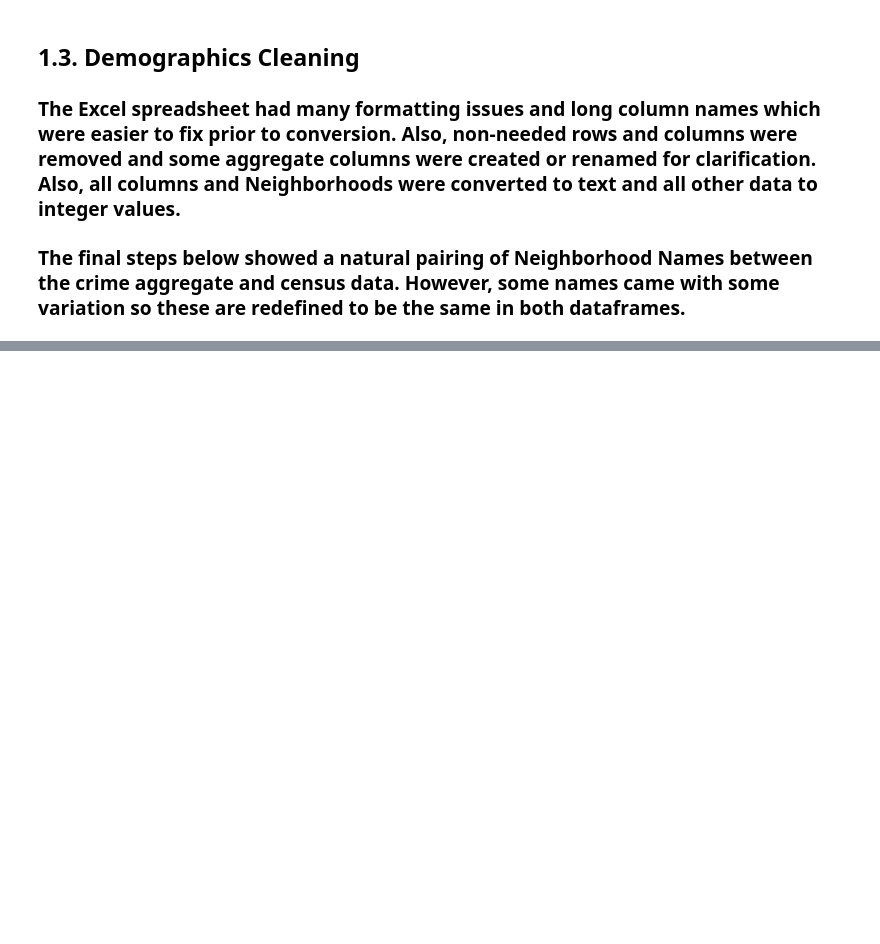
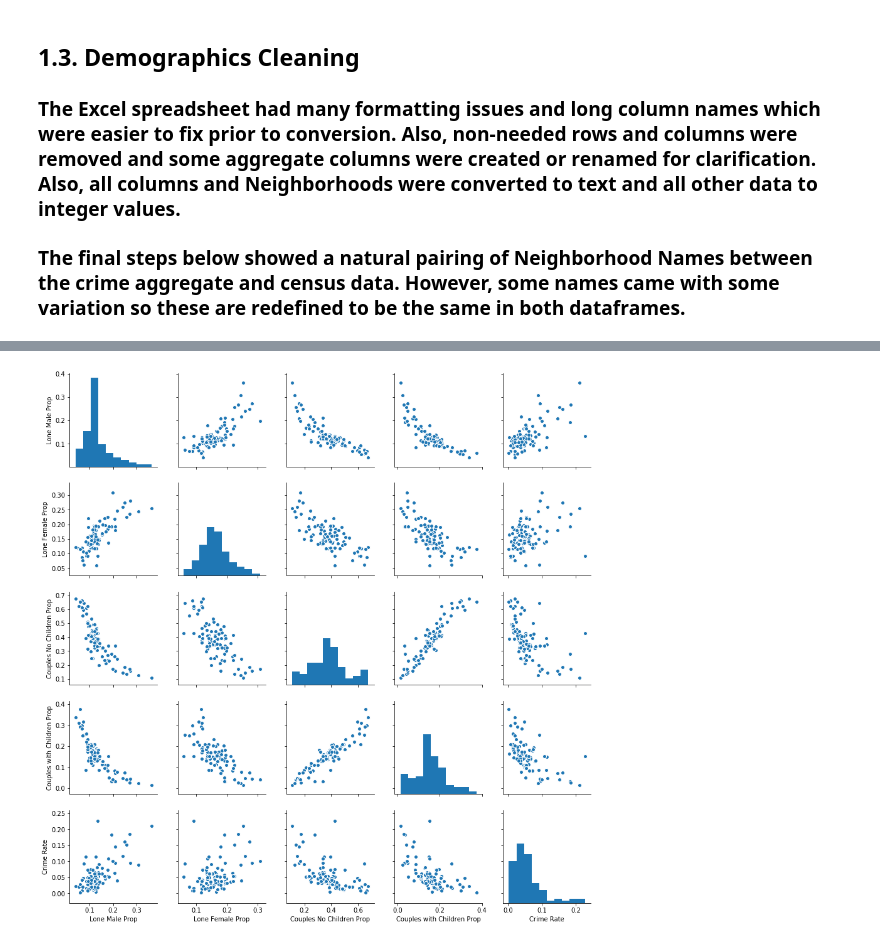
Before and after one commit to gdiestelmath/Capstone1, a Jupyter notebook: DataCleaningAndStory.ipynb, the cells around one changed output, grey strips where cells are left out. Cells and saved outputs as stored; diff of their text form; code cells hidden in the pictures; blank space fills up the shorter version.

```diff
--- a/DataCleaningAndStory.ipynb
+++ b/DataCleaningAndStory.ipynb
@@ -407,0 +338,5 @@ plt.scatter(x,y)
+# %%
+sns.pairplot(df_crime_census_out,vars=cols_family)
+plt.show()
+# %% [output]
+[figure, added]
```
Also changed, not shown: parts of 71 cells of this notebook.
